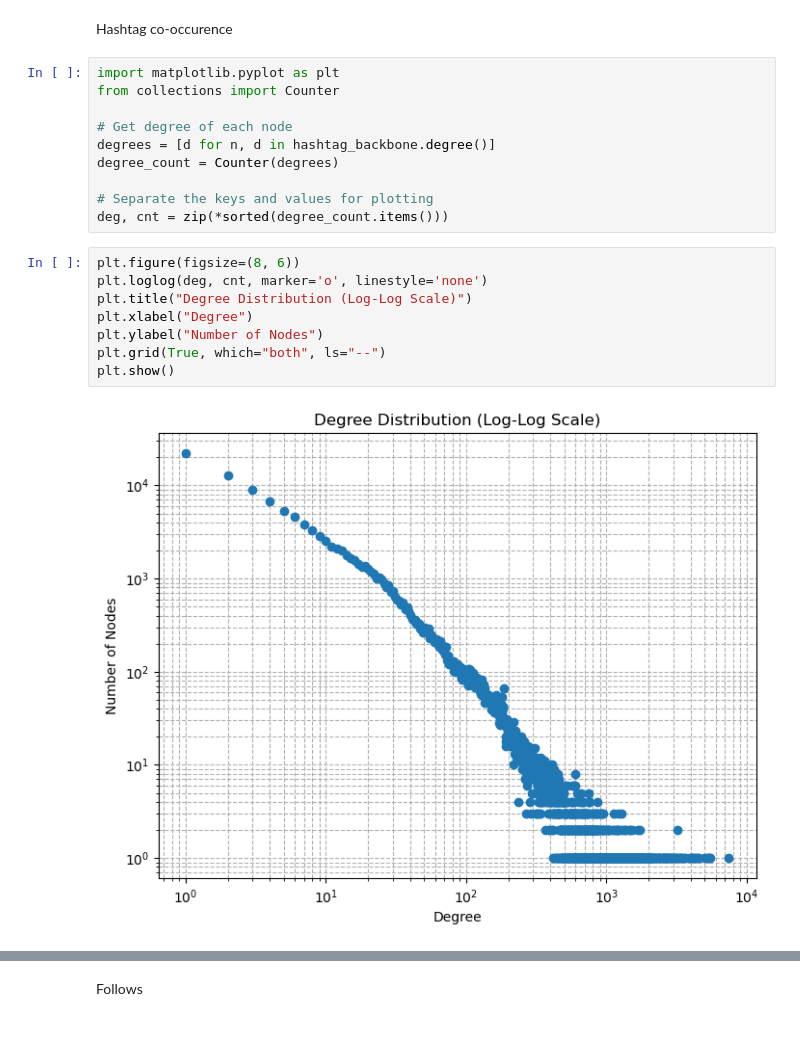
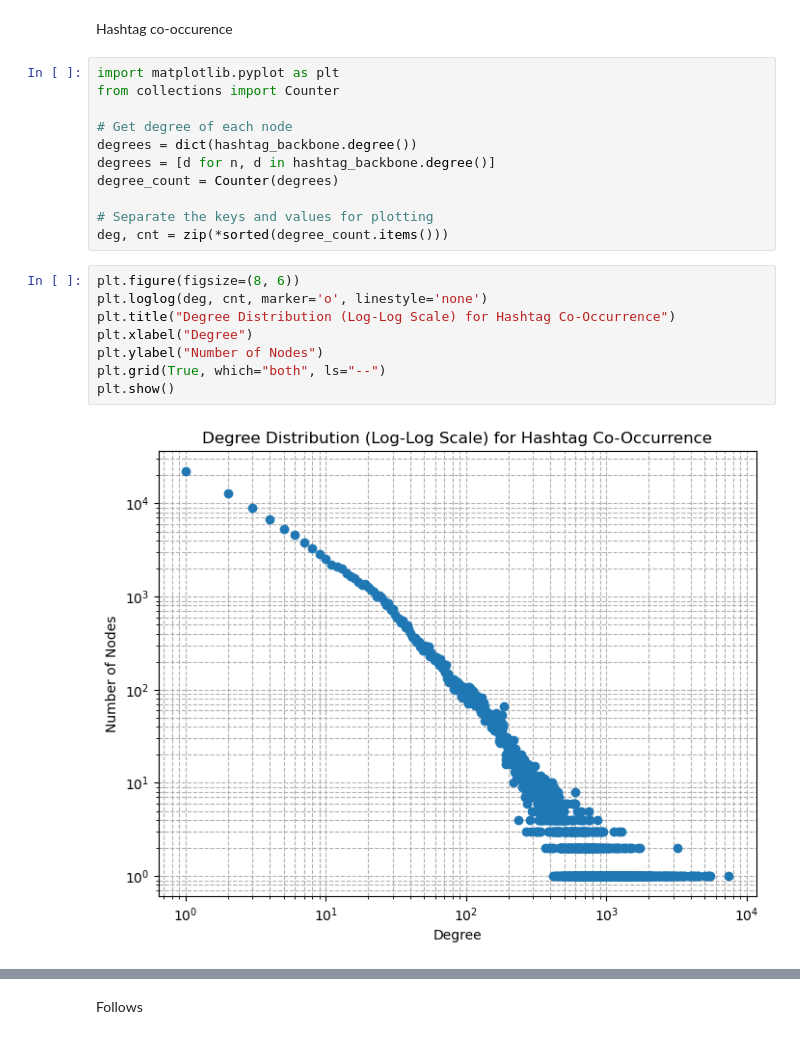
Before and after one commit to jbij/Bachelor, a Jupyter notebook: filtering/disparity.ipynb, the cells around one changed output, grey strips where cells are left out. Cells and saved outputs as stored; diff of their text form.

```diff
--- a/filtering/disparity.ipynb
+++ b/filtering/disparity.ipynb
@@ -332,6 +503,7 @@ import matplotlib.pyplot as plt
 from collections import Counter
 
 # Get degree of each node
+degrees = dict(hashtag_backbone.degree())
 degrees = [d for n, d in hashtag_backbone.degree()]
 degree_count = Counter(degrees)
 
@@ -340,10 +512,10 @@ deg, cnt = zip(*sorted(degree_count.items()))
 # %%
 plt.figure(figsize=(8, 6))
 plt.loglog(deg, cnt, marker='o', linestyle='none')
-plt.title("Degree Distribution (Log-Log Scale)")
+plt.title("Degree Distribution (Log-Log Scale) for Hashtag Co-Occurrence")
 plt.xlabel("Degree")
 plt.ylabel("Number of Nodes")
 plt.grid(True, which="both", ls="--")
 plt.show()
 # %% [output]
-[figure, old version]
+[figure, new version]
```
Also changed, not shown: parts of 24 cells of this notebook, 2 other files.
